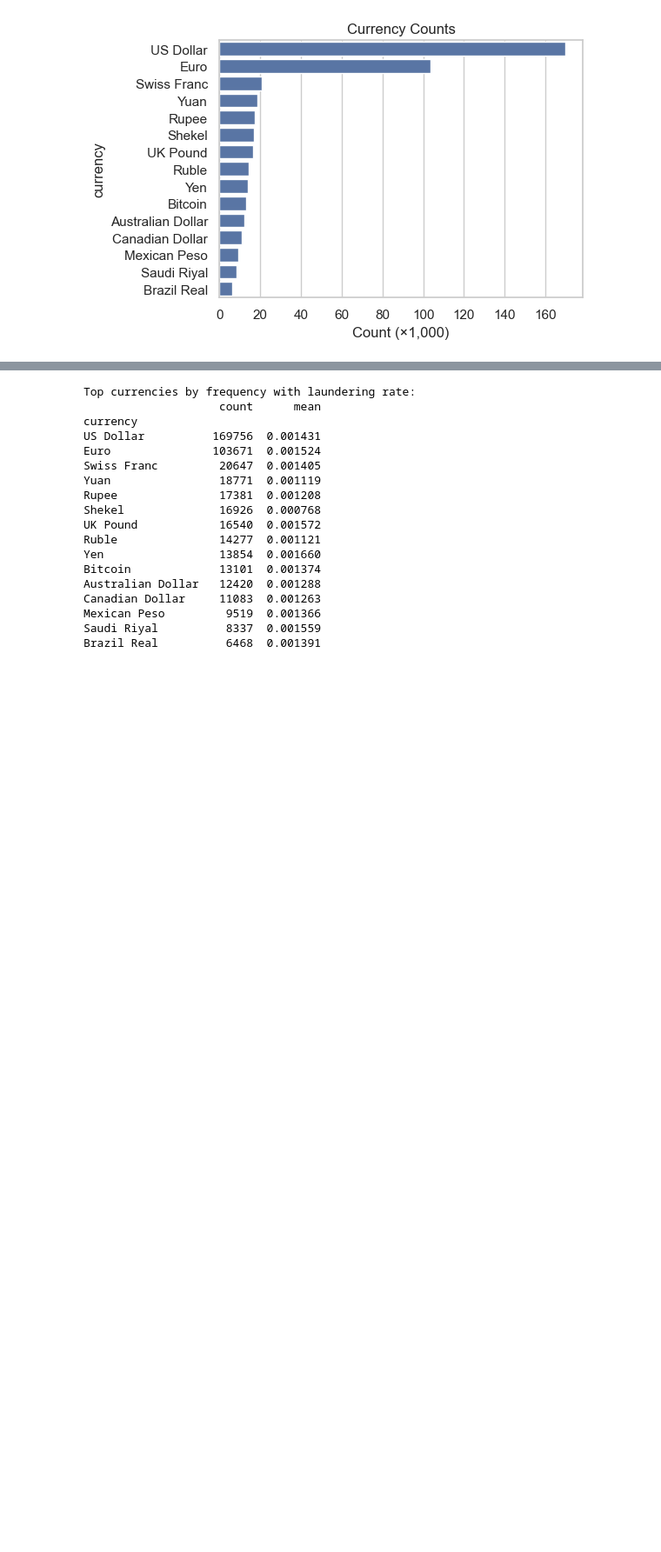
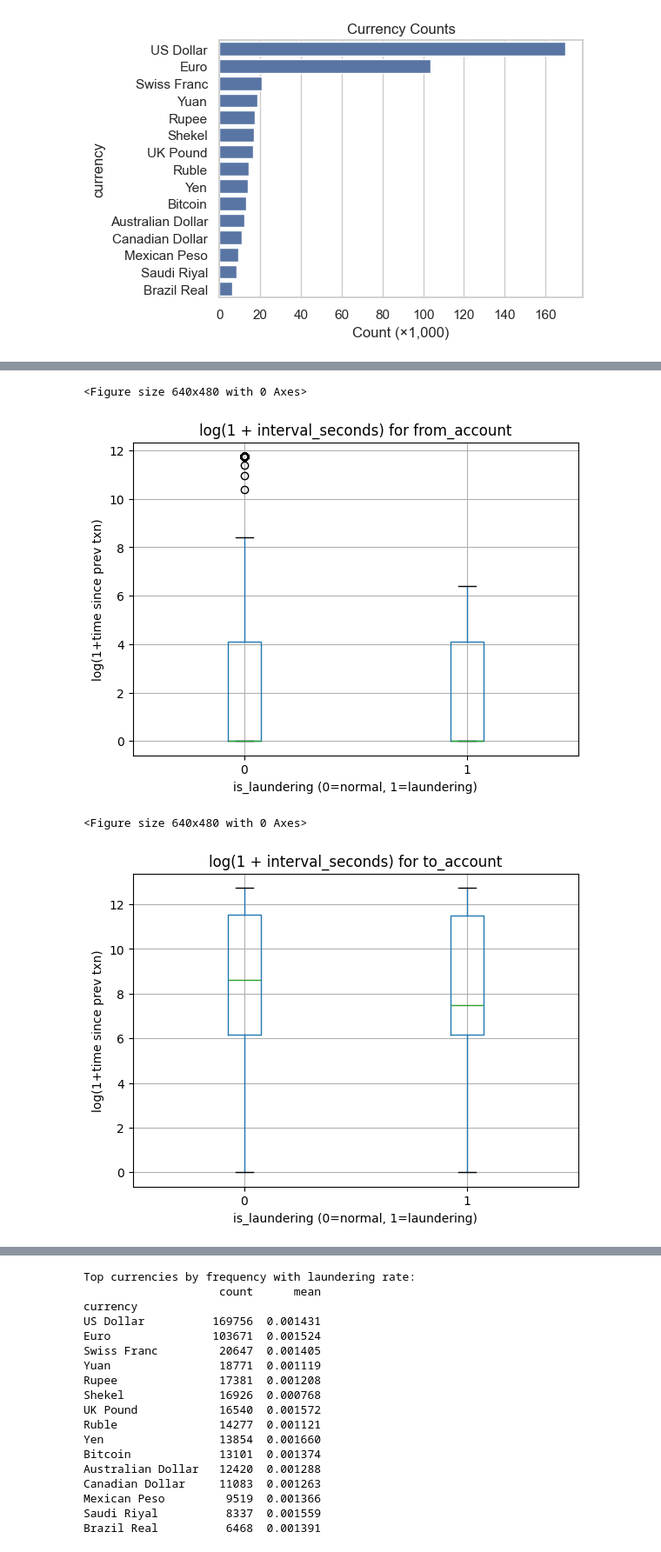
Before and after one commit to Chromainium/aml-detection, a Jupyter notebook: eda.ipynb, the cells around one changed output, grey strips where cells are left out. Shown at 87% size. Drawn from its saved outputs; the diff is of its cells as text; code cells hidden in the pictures; blank space fills up the shorter version.

Commit message:
Updated Exploratory Data Analysis

```diff
--- a/eda.ipynb
+++ b/eda.ipynb
@@ -170,3 +170,16 @@ Test laundering rate: 0.1325%
 ## 2. Network Analysis
 # %% [markdown]
 ### 2. a. Build a graph of accounts (nodes) and transactions (edges)
+# %%
+# %%
+# 2. Graph components: bar chart/histogram/table of number of components and their sizes
+
+# Build the graph from the training set only
+CSV_PATH = r"d:\AML_Detection_Project\top_bank\train.csv"
+
+
+# %%
+# 0. Load data and basic inspection
+df = pd.read_csv(CSV_PATH)
+print('shape:', df.shape)
+print(df.columns)
@@ -517,3 +552,6 @@ Number of unique banks: 3045
 
 Unique currencies: 15
 [figure]
+# %%
+CSV_PATH = r"d:\AML_Detection_Project\top_bank\train.csv"
+df = pd.read_csv(CSV_PATH)
@@ -519,0 +594,61 @@ Unique currencies: 15
+# %%
+# --- 1. Prep ---
+df = df.copy()
+df['timestamp'] = pd.to_datetime(df['timestamp'])
+df = df.sort_values('timestamp')
+
+# --- 2. Compute time since previous txn for each account (sender + receiver) ---
+for col in ['from_account', 'to_account']:
+    df = df.sort_values(['timestamp'])
+    df[f'time_since_prev_{col}'] = (
+        df.groupby(col)['timestamp']
+          .diff()
+          .dt.total_seconds()
+    )
+
+# Replace first transactions (NaN diff) with large value
+for col in ['from_account', 'to_account']:
+    df[f'time_since_prev_{col}'] = df[f'time_since_prev_{col}'].fillna(df[f'time_since_prev_{col}'].max())
+
+# --- 3. Compare distributions: laundering vs non-laundering ---
+# We'll look at log(seconds + 1) because of heavy tails
+for col in ['from_account', 'to_account']:
+    plt.figure()
+    df['log_interval'] = np.log1p(df[f'time_since_prev_{col}'])
+    df.boxplot(column='log_interval', by='is_laundering')
+    plt.title(f'log(1 + interval_seconds) for {col}')
+    plt.suptitle('')
+    plt.xlabel('is_laundering (0=normal, 1=laundering)')
+    plt.ylabel('log(1+time since prev txn)')
+    plt.show()
+
+# --- 4. Quantitative summary: mean / median interval by class ---
+summary = {}
+for col in ['from_account', 'to_account']:
+    grp = df.groupby('is_laundering')[f'time_since_prev_{col}'].agg(['mean','median','std']).round(2)
+    summary[col] = grp
+
+print("\nMean/median interval (seconds) by laundering flag:")
+for k, v in summary.items():
+    print(f"\n--- {k} ---\n{v}")
+
+# --- 5. Optional: check if bursty senders have higher laundering rate ---
+# Define "bursty" as having short average interval between outgoing txns
+sender_burstiness = (
+    df.groupby('from_account')['time_since_prev_from_account']
+      .mean()
+      .reset_index(name='mean_interval_from')
+)
+
+# Merge burstiness to transactions and check laundering rate by burstiness quantile
+df = df.merge(sender_burstiness, on='from_account', how='left')
+df['burstiness_quantile'] = pd.qcut(df['mean_interval_from'], 5, labels=False, duplicates='drop')
+burst_stats = df.groupby('burstiness_quantile')['is_laundering'].mean()
+
+print("\nLaundering rate by sender burstiness quantile (0=most bursty, 4=least):")
+print(burst_stats)
+# %% [output]
+<Figure size 640x480 with 0 Axes>
+[figure, added]
+<Figure size 640x480 with 0 Axes>
+[figure, added]
```
Also changed, not shown: parts of 14 cells of this notebook.
